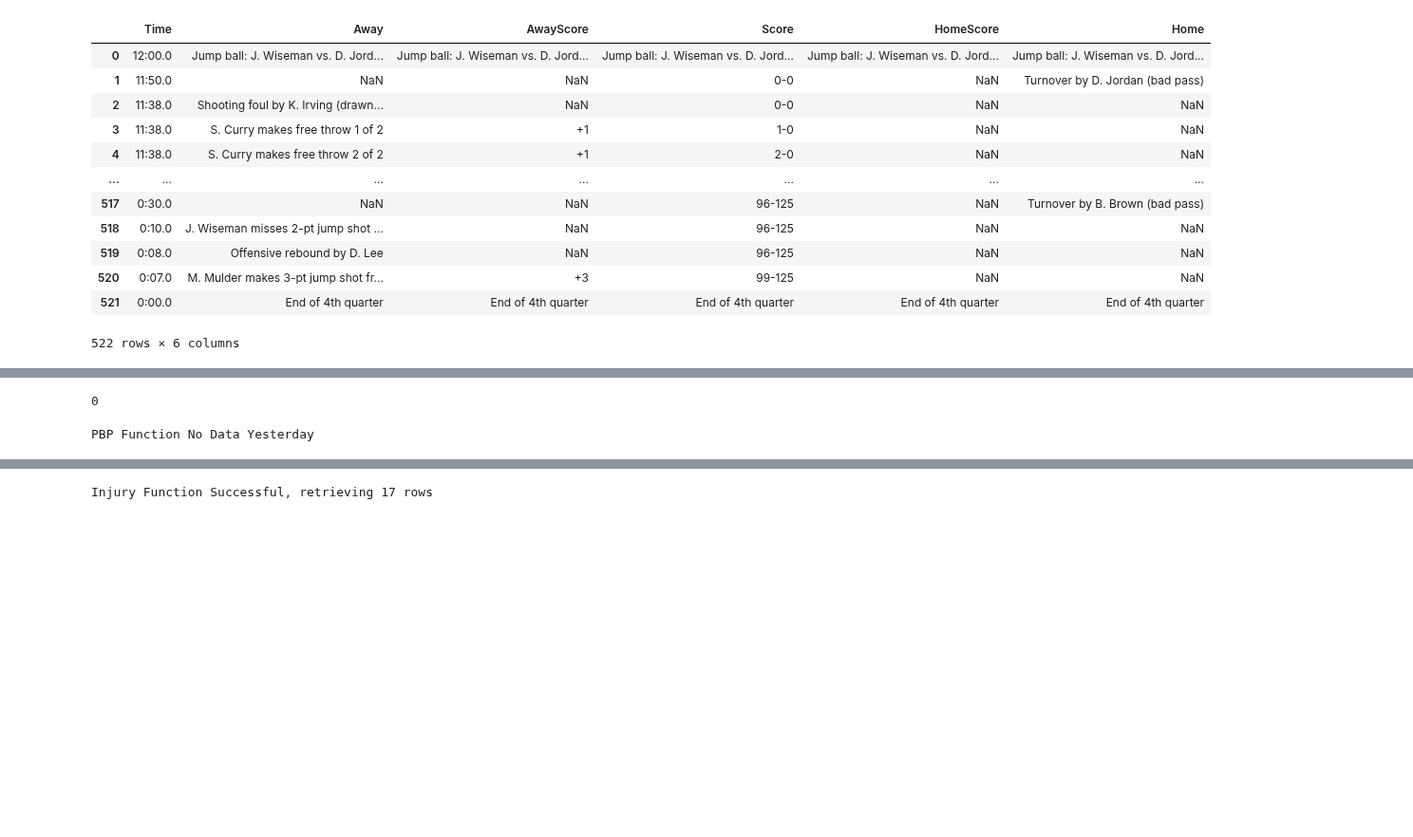
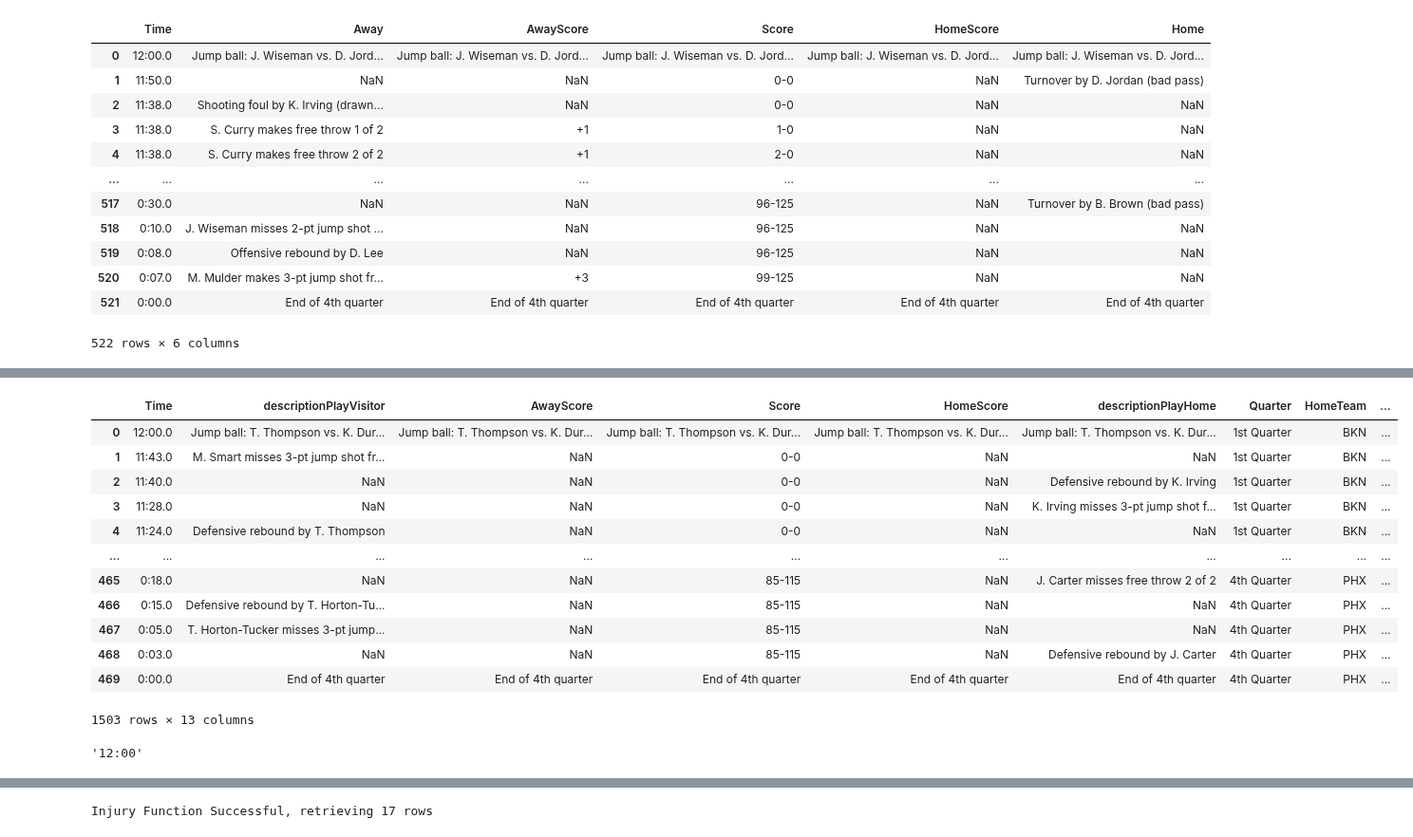
Before and after one commit to jyablonski/jyablonski_praq, a Jupyter notebook: new_lambda.ipynb, the cells around one changed output, grey strips where cells are left out. Shown at 95% size. Saved outputs shown, nothing was run; the diff lists cells and outputs as text; code cells hidden in the pictures; blank space fills up the shorter version.

```diff
--- a/new_lambda.ipynb
+++ b/new_lambda.ipynb
@@ -105,5 +109,5 @@ def get_boxscores(month = month, day = day, year = year):
         df = []
         return(df)
 # %%
-df1 = get_boxscores(month = 12, day = 23, year = 2020)
+df1 = get_boxscores(month = 6, day = 1, year = 2021)
 # %% [output]
@@ -143,0 +217,2 @@ pracdate = '20201223'
+# %%
+pbp_data = get_pbp_data(df1)
@@ -210,8 +250,23 @@ def get_pbp_data(df):
-# %%
-len(df)
-# %% [output]
-0
+# %%
+pbp_data['marginScore'] = pbp_data['scoreHome'] - pbp_data['scoreAway']
 # %%
-pbp_data = get_pbp_data(df)
+pbp_data
 # %% [output]
+|  | Time | descriptionPlayVisitor | AwayScore | Score | HomeScore | descriptionPlayHome | Quarter | HomeTeam | ... |
+| 0 | 12:00.0 | Jump ball: T. Thompson vs. K. Dur... | Jump ball: T. Thompson vs. K. Dur... | Jump ball: T. Thompson vs. K. Dur... | Jump ball: T. Thompson vs. K. Dur... | Jump ball: T. Thompson vs. K. Dur... | 1st Quarter | BKN | ... |
+| 1 | 11:43.0 | M. Smart misses 3-pt jump shot fr... | NaN | 0-0 | NaN | NaN | 1st Quarter | BKN | ... |
+| 2 | 11:40.0 | NaN | NaN | 0-0 | NaN | Defensive rebound by K. Irving | 1st Quarter | BKN | ... |
+| 3 | 11:28.0 | NaN | NaN | 0-0 | NaN | K. Irving misses 3-pt jump shot f... | 1st Quarter | BKN | ... |
+| 4 | 11:24.0 | Defensive rebound by T. Thompson | NaN | 0-0 | NaN | NaN | 1st Quarter | BKN | ... |
+| ... | ... | ... | ... | ... | ... | ... | ... | ... | ... |
+| 465 | 0:18.0 | NaN | NaN | 85-115 | NaN | J. Carter misses free throw 2 of 2 | 4th Quarter | PHX | ... |
+| 466 | 0:15.0 | Defensive rebound by T. Horton-Tu... | NaN | 85-115 | NaN | NaN | 4th Quarter | PHX | ... |
+| 467 | 0:05.0 | T. Horton-Tucker misses 3-pt jump... | NaN | 85-115 | NaN | NaN | 4th Quarter | PHX | ... |
+| 468 | 0:03.0 | NaN | NaN | 85-115 | NaN | Defensive rebound by J. Carter | 4th Quarter | PHX | ... |
+| 469 | 0:00.0 | End of 4th quarter | End of 4th quarter | End of 4th quarter | End of 4th quarter | End of 4th quarter | 4th Quarter | PHX | ... |
-PBP Function No Data Yesterday
+1503 rows × 13 columns
+# %%
+pbp_data2.head(15)
+pbp_data2['Time'][0]
+# %% [output]
+'12:00'
```
Also changed, not shown: parts of 13 cells of this notebook.
